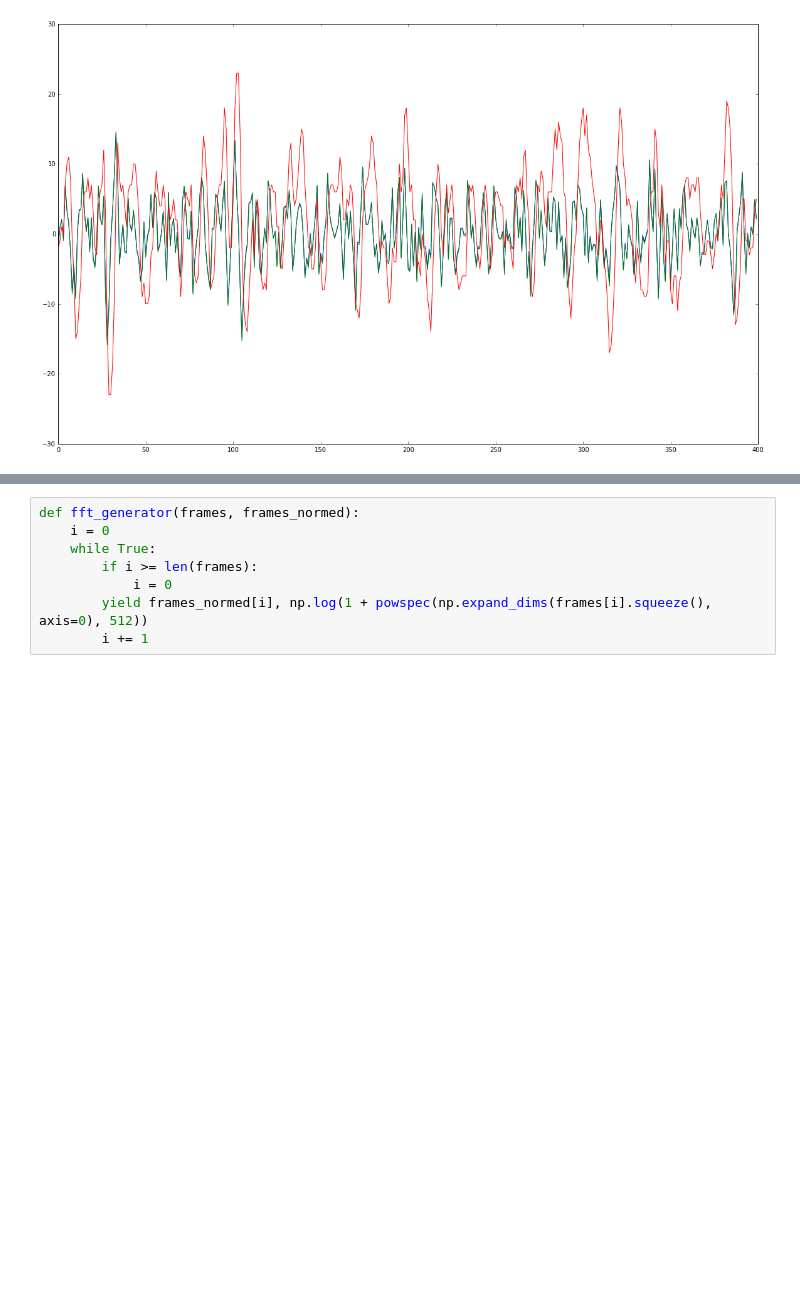
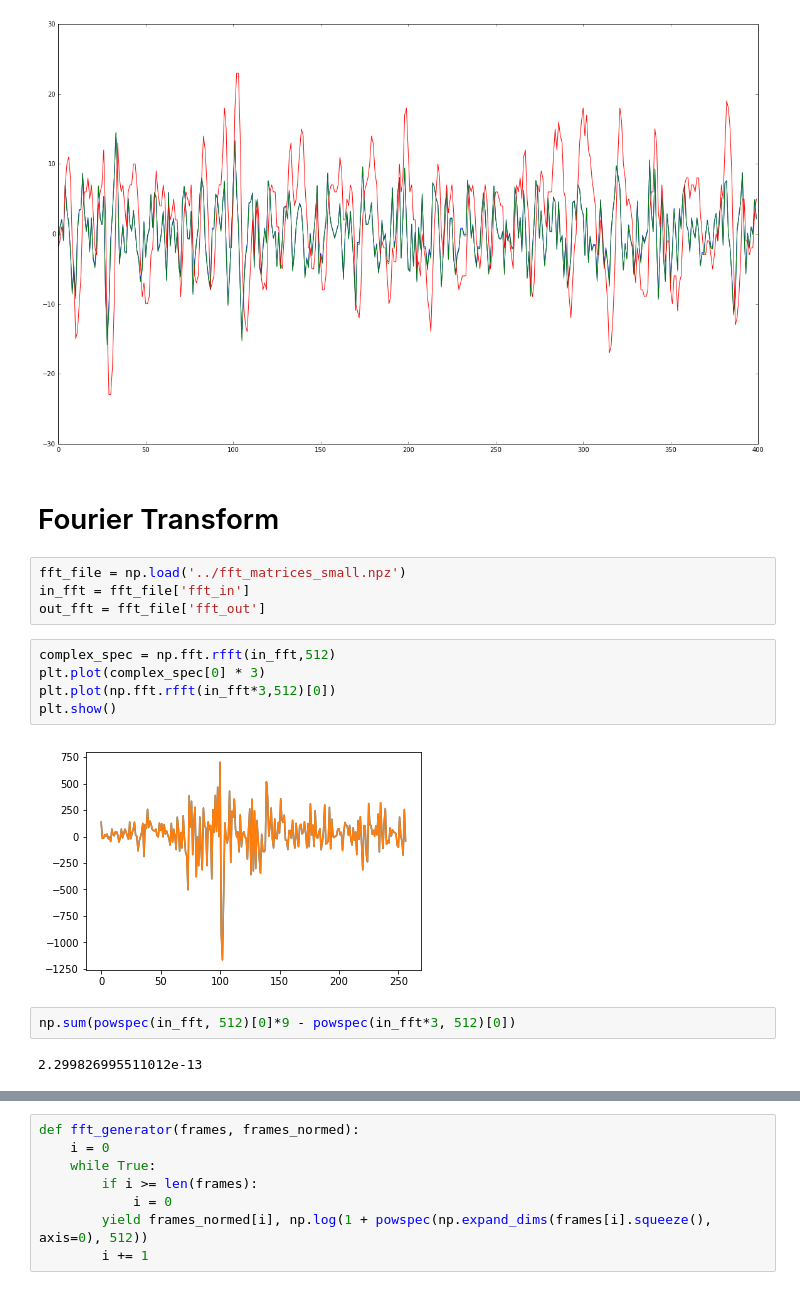
Before and after one commit to chriskamphuis/ASR, a Jupyter notebook: notebooks/Feature training 2.ipynb, the cells around one changed output, grey strips where cells are left out. Cells and saved outputs as stored; diff of their text form; blank space fills up the shorter version.

```diff
--- a/notebooks/Feature training 2.ipynb
+++ b/notebooks/Feature training 2.ipynb
@@ -337,3 +246,20 @@ plt.plot(np.arange(400), X_norm[1000000].squeeze() * X.std() + X.mean())
 plt.show()
 # %% [output]
 [figure]
+# %% [markdown]
+# Fourier Transform
+# %%
+fft_file = np.load('../fft_matrices_small.npz')
+in_fft = fft_file['fft_in']
+out_fft = fft_file['fft_out']
+# %%
+complex_spec = np.fft.rfft(in_fft,512)
+plt.plot(complex_spec[0] * 3)
+plt.plot(np.fft.rfft(in_fft*3,512)[0])
+plt.show()
+# %% [output]
+[figure, added]
+# %%
+np.sum(powspec(in_fft, 512)[0]*9 - powspec(in_fft*3, 512)[0])
+# %% [output]
+2.299826995511012e-13
```
Also changed, not shown: parts of 70 cells of this notebook, 1 other file.
